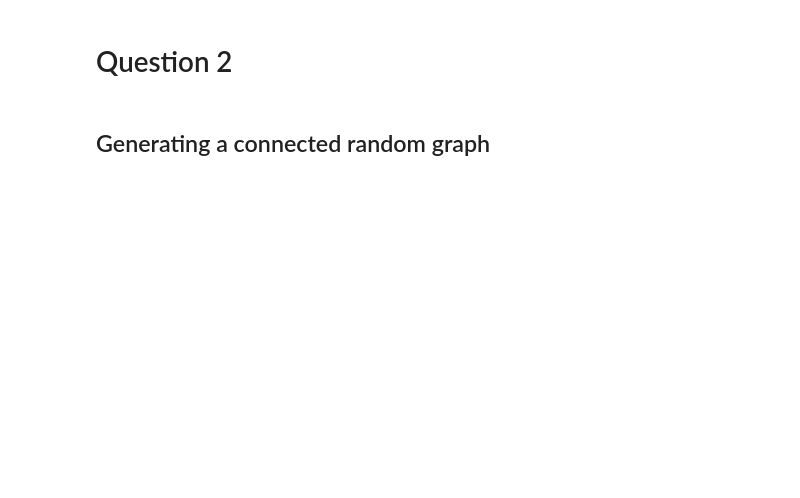
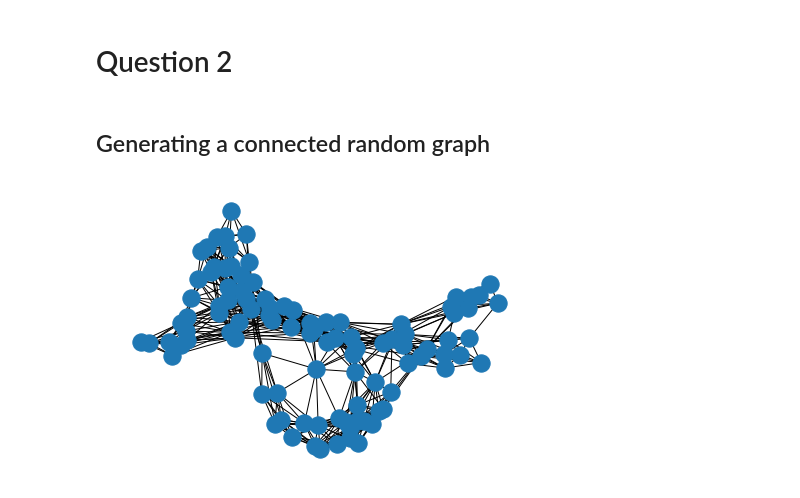
Before and after one commit to WDaugherty/ECE-5260, a Jupyter notebook: HW6/HW6_notebook.ipynb, the cells around one changed output. Cells and saved outputs as stored; diff of their text form; code cells hidden in the pictures; blank space fills up the shorter version.

```diff
--- a/HW6/HW6_notebook.ipynb
+++ b/HW6/HW6_notebook.ipynb
@@ -133,4 +120,8 @@ NameError: name 'dict2' is not defined
 # %% [markdown]
 ## Generating a connected random graph
 # %%
-G = nx.random_geometric_graph(100, 0.225, 96845)
+G = nx.random_geometric_graph(100, radius = 0.225, seed = 96845)
+
+nx.draw(G)
+# %% [output]
+[figure, added]
```
Also changed, not shown: parts of 14 cells of this notebook.
